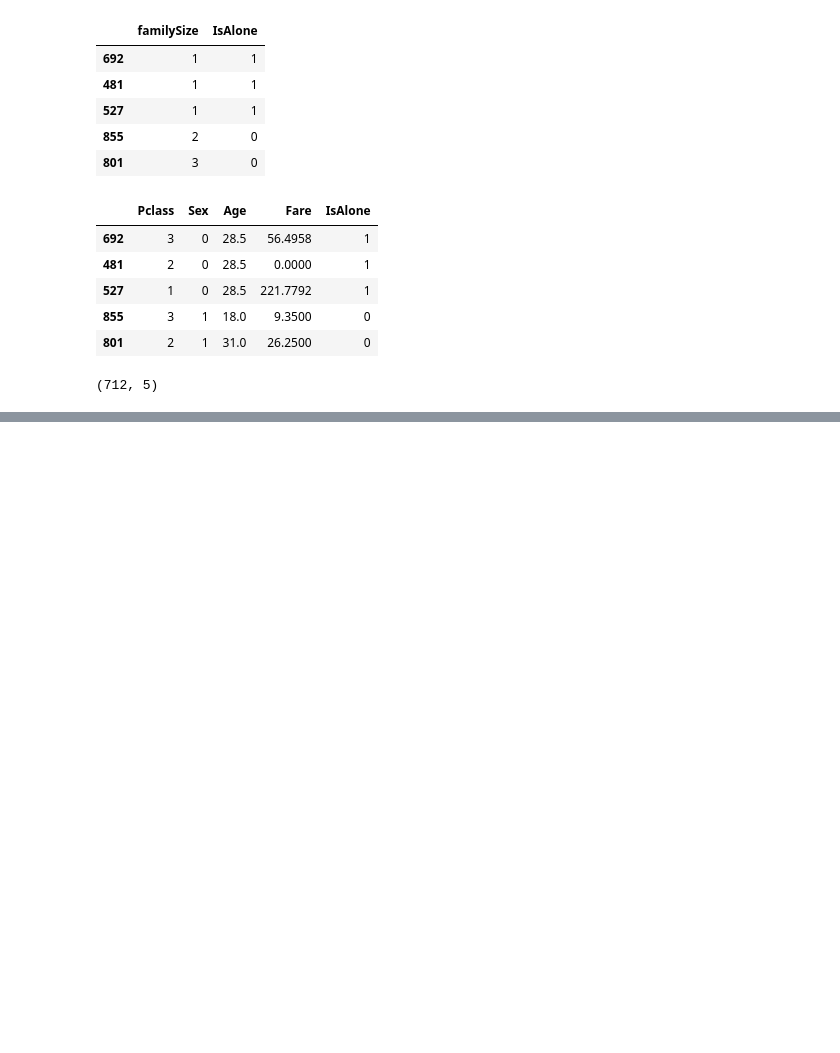
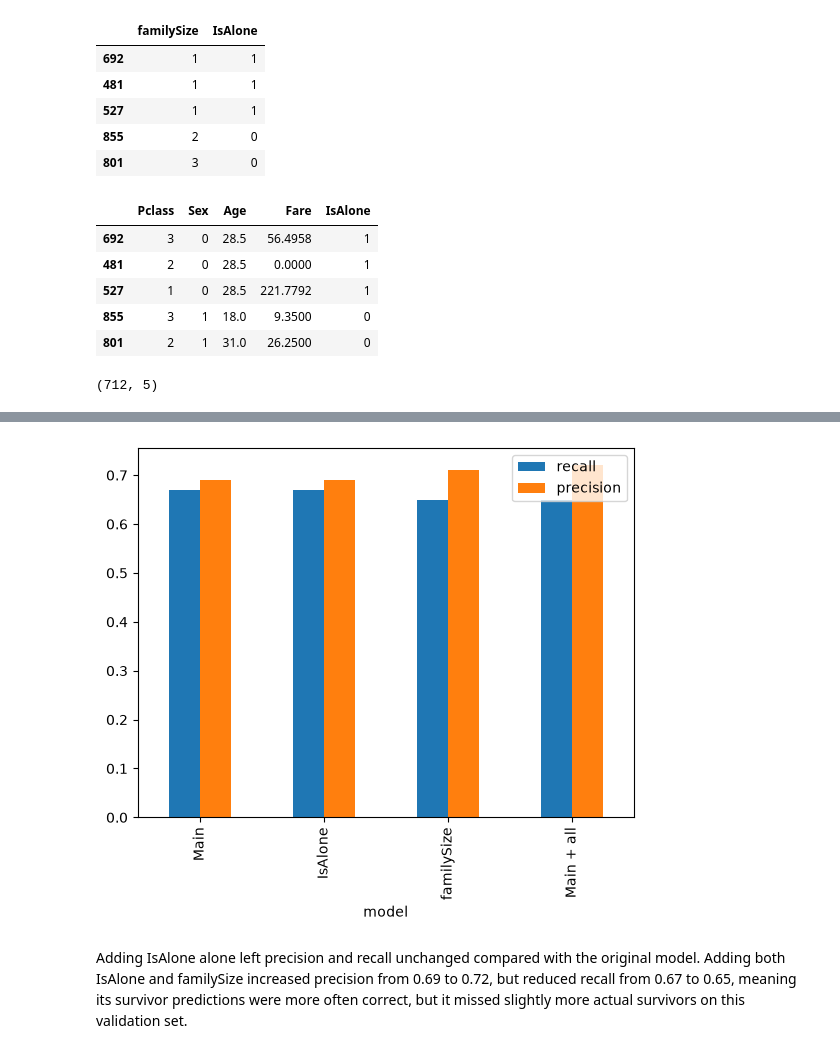
Before and after one commit to Terence135/titanic-data-science, a Jupyter notebook: Titanic_Learning_Journey.ipynb, the cells around one changed output, grey strips where cells are left out. Drawn from its saved outputs; the diff is of its cells as text; code cells hidden in the pictures; blank space fills up the shorter version.

```diff
--- a/Titanic_Learning_Journey.ipynb
+++ b/Titanic_Learning_Journey.ipynb
@@ -240,0 +427,7 @@ X_trainNew.shape
+# %%
+modelComparison.plot(kind='bar', x='model', y=['recall', 'precision'])
+plt.show()
+# %% [output]
+[figure, added]
+# %% [markdown]
+Adding IsAlone alone left precision and recall unchanged compared with the original model. Adding both IsAlone and familySize increased precision from 0.69 to 0.72, but reduced recall from 0.67 to 0.65, meaning its survivor predictions were more often correct, but it missed slightly more actual survivors on this validation set.
```
Also changed, not shown: parts of 37 cells of this notebook, 1 other file.
